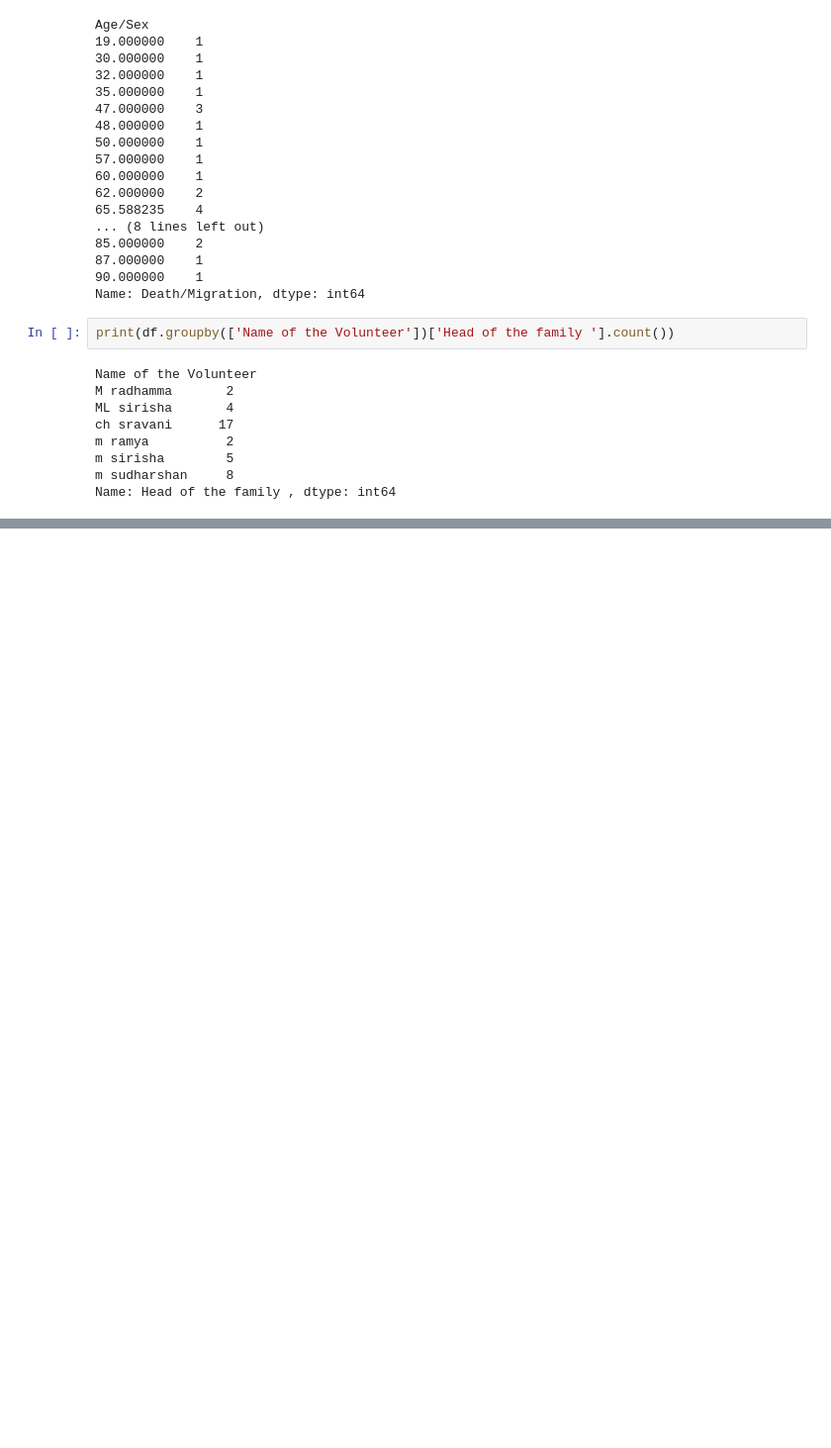
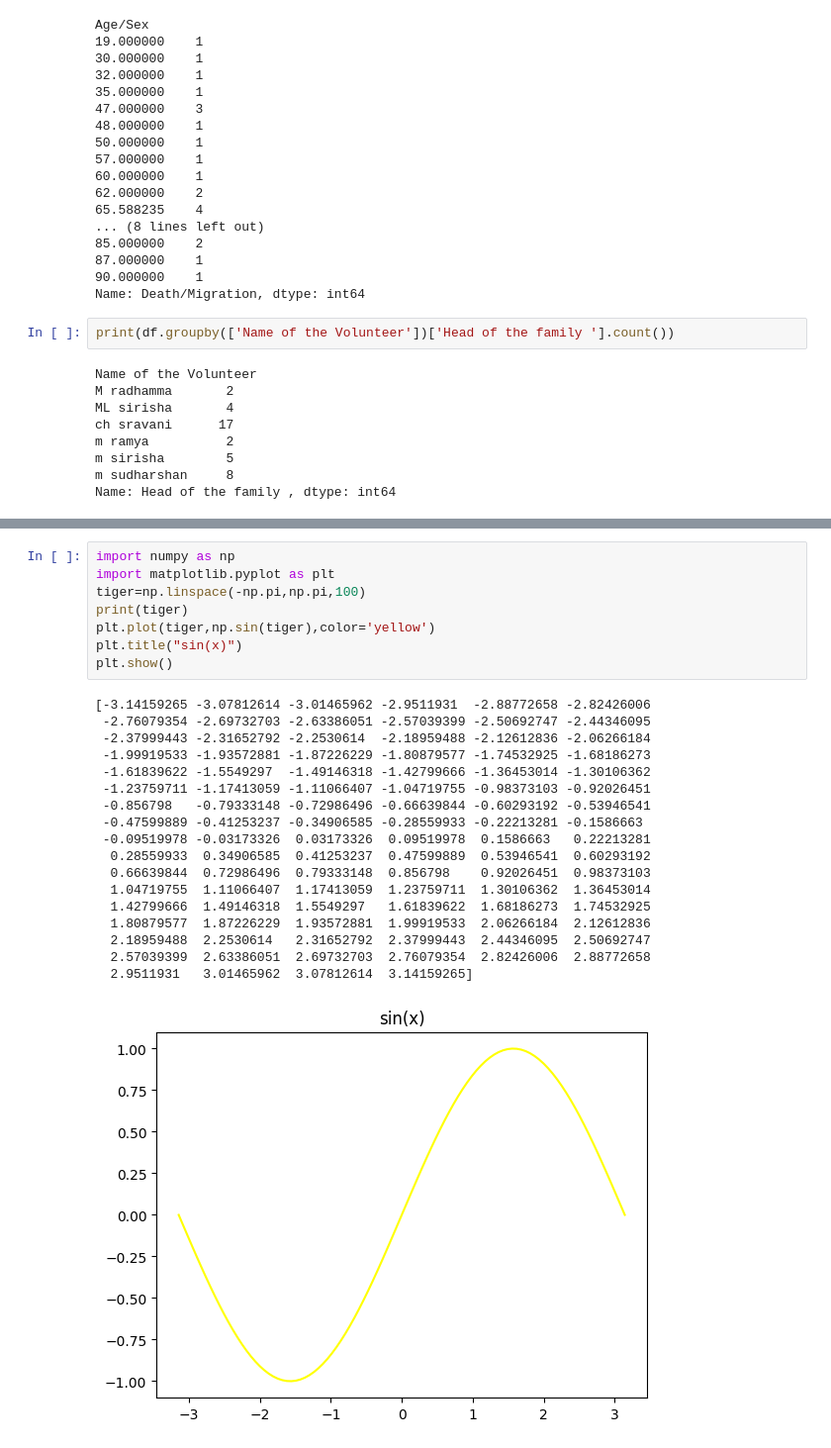
Before and after one commit to MANOJVAMSI06/base, a Jupyter notebook: DAP1.ipynb, the cells around one changed output, grey strips where cells are left out. Shown at 99% size. Drawn from its saved outputs; the diff is of its cells as text; blank space fills up the shorter version.

```diff
--- a/DAP1.ipynb
+++ b/DAP1.ipynb
@@ -502,0 +502,27 @@ Name: Head of the family , dtype: int64
+# %%
+import numpy as np
+import matplotlib.pyplot as plt
+tiger=np.linspace(-np.pi,np.pi,100)
+print(tiger)
+plt.plot(tiger,np.sin(tiger),color='yellow')
+plt.title("sin(x)")
+plt.show()
+# %% [output]
+[-3.14159265 -3.07812614 -3.01465962 -2.9511931  -2.88772658 -2.82426006
+ -2.76079354 -2.69732703 -2.63386051 -2.57039399 -2.50692747 -2.44346095
+ -2.37999443 -2.31652792 -2.2530614  -2.18959488 -2.12612836 -2.06266184
+ -1.99919533 -1.93572881 -1.87226229 -1.80879577 -1.74532925 -1.68186273
+ -1.61839622 -1.5549297  -1.49146318 -1.42799666 -1.36453014 -1.30106362
+ -1.23759711 -1.17413059 -1.11066407 -1.04719755 -0.98373103 -0.92026451
+ -0.856798   -0.79333148 -0.72986496 -0.66639844 -0.60293192 -0.53946541
+ -0.47599889 -0.41253237 -0.34906585 -0.28559933 -0.22213281 -0.1586663
+ -0.09519978 -0.03173326  0.03173326  0.09519978  0.1586663   0.22213281
+  0.28559933  0.34906585  0.41253237  0.47599889  0.53946541  0.60293192
+  0.66639844  0.72986496  0.79333148  0.856798    0.92026451  0.98373103
+  1.04719755  1.11066407  1.17413059  1.23759711  1.30106362  1.36453014
+  1.42799666  1.49146318  1.5549297   1.61839622  1.68186273  1.74532925
+  1.80879577  1.87226229  1.93572881  1.99919533  2.06266184  2.12612836
+  2.18959488  2.2530614   2.31652792  2.37999443  2.44346095  2.50692747
+  2.57039399  2.63386051  2.69732703  2.76079354  2.82426006  2.88772658
+  2.9511931   3.01465962  3.07812614  3.14159265]
+[figure, added]
```
Also changed, not shown: parts of 17 cells of this notebook.
